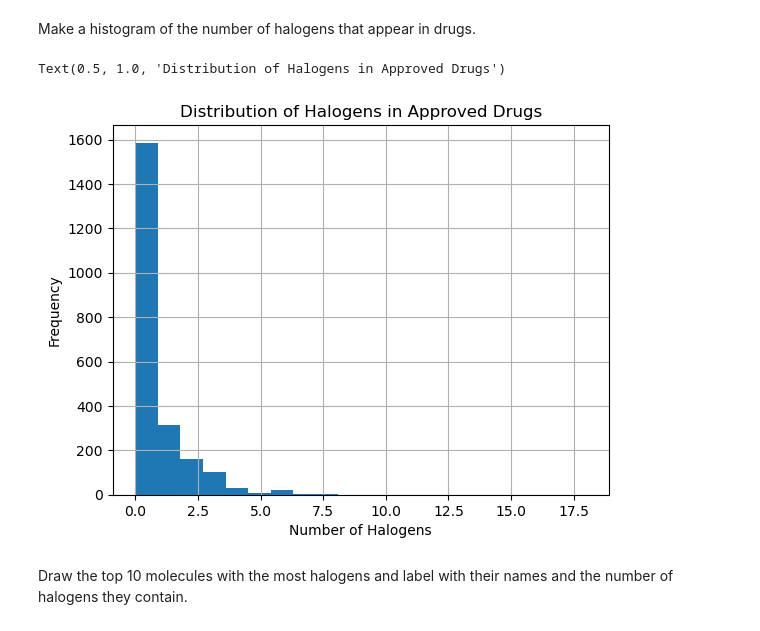
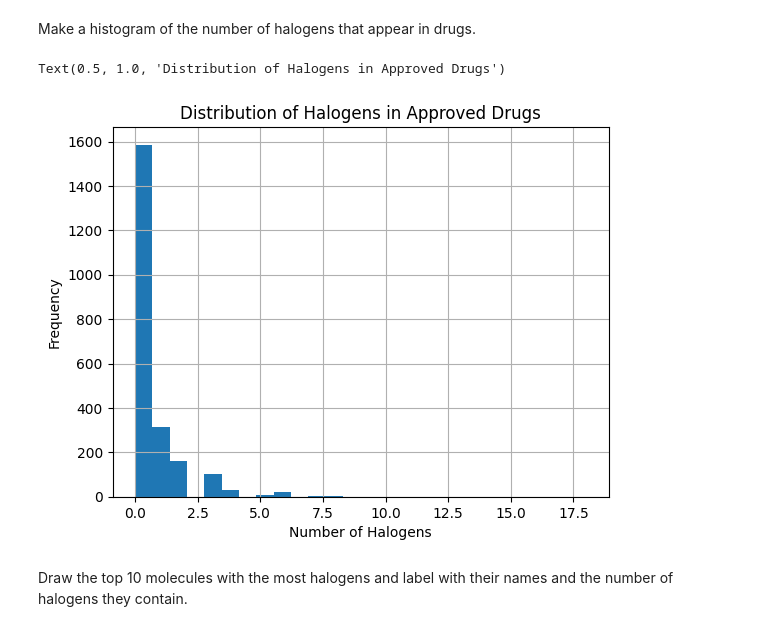
Before and after one commit to Giulio-grt/ppchem, a Jupyter notebook: Exercices/06_exercise.ipynb, the cells around one changed output. Saved outputs shown, nothing was run; the diff lists cells and outputs as text; code cells hidden in the pictures.

```diff
--- a/Exercices/06_exercise.ipynb
+++ b/Exercices/06_exercise.ipynb
@@ -755,2 +735,10 @@ approved_drugs["NumRotatableBonds"] = # Your code here
+# %%
+from rdkit.Chem import Descriptors
+approved_drugs["NumRotatableBonds"] = approved_drugs["Smiles"].apply(lambda x: Descriptors.NumRotatableBonds(Chem.MolFromSmiles(x)))
+approved_drugs["NumHDonors"] = approved_drugs["Smiles"].apply(lambda x: Descriptors.NumHDonors(Chem.MolFromSmiles(x)))
+approved_drugs["NumHAcceptors"] = approved_drugs["Smiles"].apply(lambda x: Descriptors.NumHAcceptors(Chem.MolFromSmiles(x)))
+approved_drugs["MolWt"] = approved_drugs["Smiles"].apply(lambda x: Descriptors.MolWt(Chem.MolFromSmiles(x)))
+approved_drugs["MolLogP"] = approved_drugs["Smiles"].apply(lambda x: Descriptors.MolLogP(Chem.MolFromSmiles(x)))
+approved_drugs["NumValenceElectrons"] = approved_drugs["Smiles"].apply(lambda x: Descriptors.NumValenceElectrons(Chem.MolFromSmiles(x)))
 # %% [markdown]
 Write a function to count the number of F, Cl, Br, or I atoms in a molecule. Use this function to add a column in the dataframe.
@@ -760,16 +745,25 @@ def count_halides(smiles: str) -> int:
-# %%
-approved_drugs["nX"] = # Your code here
+# %%
+def count_halides(smiles: str) -> int:
+    Halides = ("Cl", "Br", "F", "I")
+    mol = Chem.MolFromSmiles(smiles)
+    if mol is None:
+        return 0
+    return sum([1 for atom in mol.GetAtoms() if atom.GetSymbol() in Halides])
+# %%
+approved_drugs["nX"] = approved_drugs["Smiles"].apply(count_halides)
 # %% [markdown]
 Make a histogram of the number of halogens that appear in drugs.
 # %%
 import matplotlib.pyplot as plt
-# Your code here
+
+approved_drugs.nX.hist(bins = 26)
+
 plt.xlabel("Number of Halogens")
 plt.ylabel("Frequency")
 plt.title("Distribution of Halogens in Approved Drugs")
 # %% [output]
 Text(0.5, 1.0, 'Distribution of Halogens in Approved Drugs')
-[figure, old version]
+[figure, new version]
 # %% [markdown]
  Draw the top 10 molecules with the most halogens and label with their names and the number of halogens they contain.
 # %%
```
Also changed, not shown: parts of 15 cells of this notebook, 1 other file.
